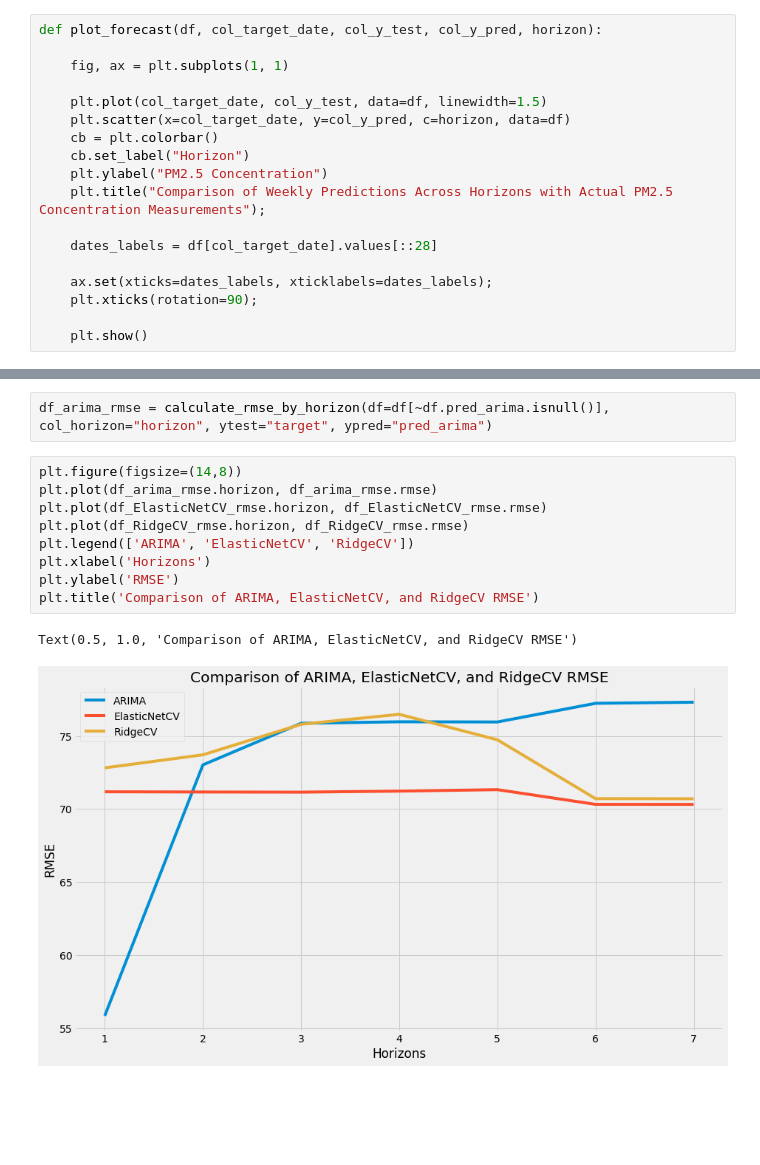
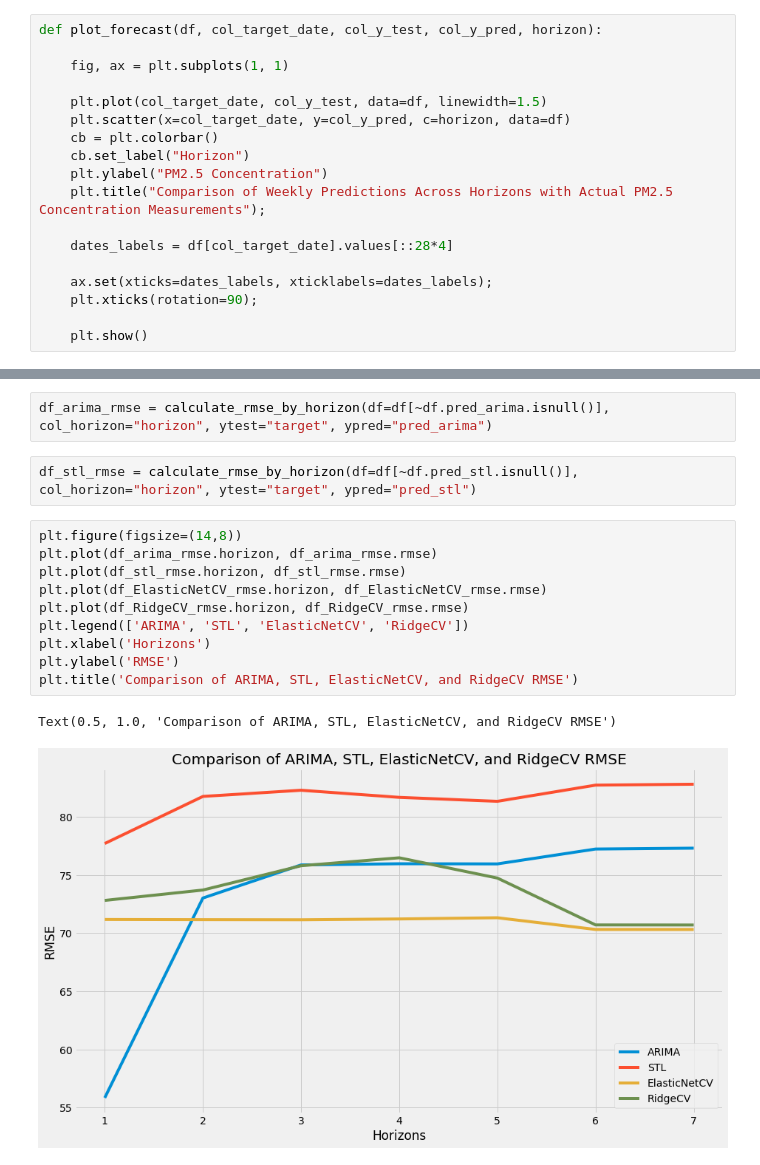
Before and after one commit to kevinlimk/BeijingPM2.5, a Jupyter notebook: 04_machinelearning.ipynb, the cells around one changed output, grey strips where cells are left out. Drawn from its saved outputs; the diff is of its cells as text; blank space fills up the shorter version.

Commit message:
fix pred_stl

```diff
--- a/04_machinelearning.ipynb
+++ b/04_machinelearning.ipynb
@@ -95,7 +95,7 @@ def plot_forecast(df, col_target_date, col_y_test, col_y_pred, horizon):
     plt.ylabel("PM2.5 Concentration")
     plt.title("Comparison of Weekly Predictions Across Horizons with Actual PM2.5 Concentration Measurements");
 
-    dates_labels = df[col_target_date].values[::28]
+    dates_labels = df[col_target_date].values[::28*4]
 
     ax.set(xticks=dates_labels, xticklabels=dates_labels);
     plt.xticks(rotation=90);
@@ -205,15 +205,18 @@ df_ElasticNetCV_rmse = calculate_rmse_by_horizon(df=ElasticNetCV_results, col_ho
 df_RidgeCV_rmse = calculate_rmse_by_horizon(df=RidgeCV_results, col_horizon="horizon", ytest="y_test", ypred="y_pred")
 # %%
 df_arima_rmse = calculate_rmse_by_horizon(df=df[~df.pred_arima.isnull()], col_horizon="horizon", ytest="target", ypred="pred_arima")
+# %%
+df_stl_rmse = calculate_rmse_by_horizon(df=df[~df.pred_stl.isnull()], col_horizon="horizon", ytest="target", ypred="pred_stl")
 # %%
 plt.figure(figsize=(14,8))
 plt.plot(df_arima_rmse.horizon, df_arima_rmse.rmse)
+plt.plot(df_stl_rmse.horizon, df_stl_rmse.rmse)
 plt.plot(df_ElasticNetCV_rmse.horizon, df_ElasticNetCV_rmse.rmse)
 plt.plot(df_RidgeCV_rmse.horizon, df_RidgeCV_rmse.rmse)
-plt.legend(['ARIMA', 'ElasticNetCV', 'RidgeCV'])
+plt.legend(['ARIMA', 'STL', 'ElasticNetCV', 'RidgeCV'])
 plt.xlabel('Horizons')
 plt.ylabel('RMSE')
-plt.title('Comparison of ARIMA, ElasticNetCV, and RidgeCV RMSE')
+plt.title('Comparison of ARIMA, STL, ElasticNetCV, and RidgeCV RMSE')
 # %% [output]
-Text(0.5, 1.0, 'Comparison of ARIMA, ElasticNetCV, and RidgeCV RMSE')
+Text(0.5, 1.0, 'Comparison of ARIMA, STL, ElasticNetCV, and RidgeCV RMSE')
-[figure, old version]
+[figure, new version]
```
Also changed, not shown: parts of 4 cells of this notebook, 1 other file.
